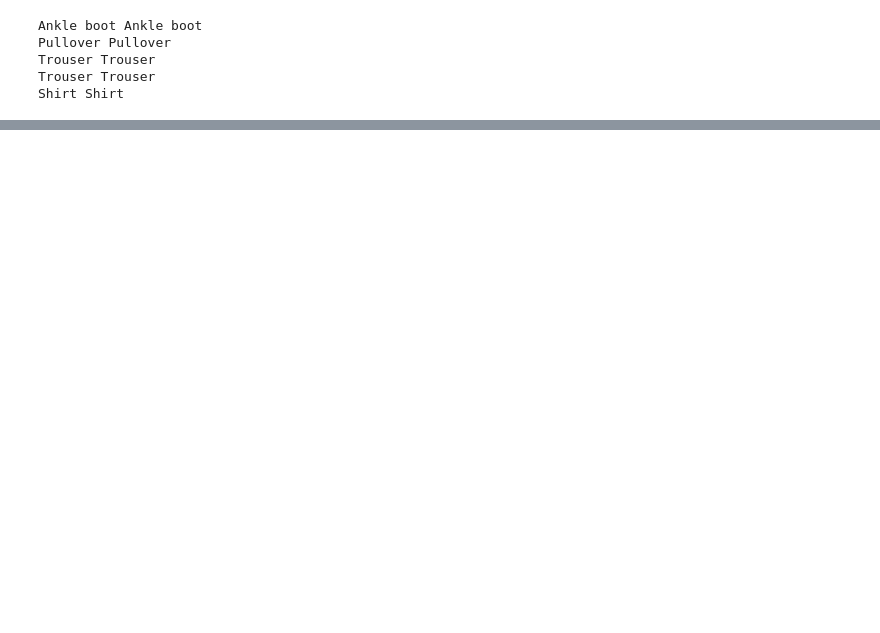
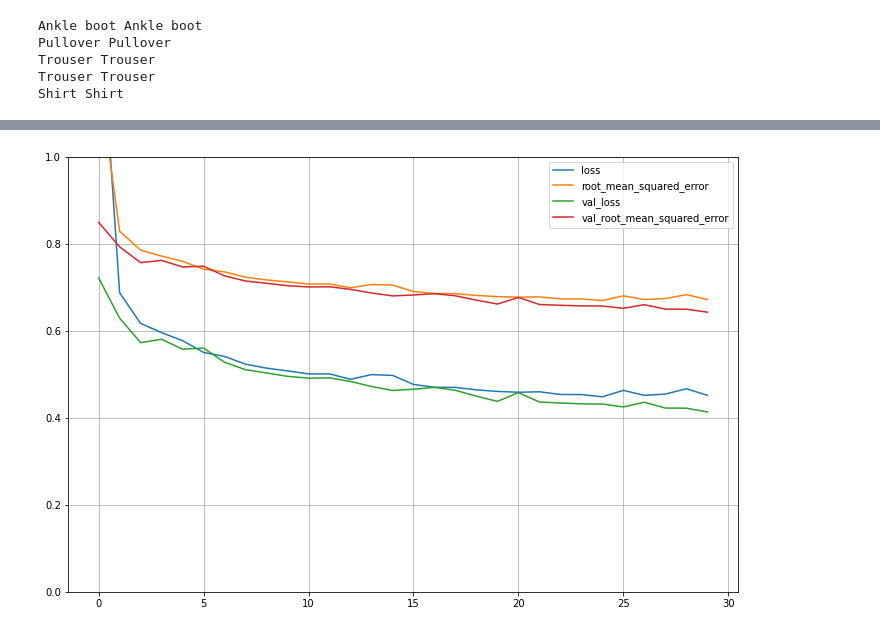
Before and after one commit to afolz121/hands_on_machine_learning_book, a Jupyter notebook: chapter_10.ipynb, the cells around one changed output, grey strips where cells are left out. Cells and saved outputs as stored; diff of their text form; code cells hidden in the pictures; blank space fills up the shorter version.

```diff
--- a/chapter_10.ipynb
+++ b/chapter_10.ipynb
@@ -163,0 +231,13 @@ array([[-0.35507645,  0.18607013, -0.03201894, -0.13584078,  0.17028792,
+# %%
+# wide and deep neural network
+
+input_ = keras.layers.Input(shape = x_train.shape[1:])
+hidden1 = keras.layers.Dense(30, activation = 'relu')(input_)
+hidden2 = keras.layers.Dense(30, activation = 'relu')(hidden1)
+concat = keras.layers.Concatenate()([input_, hidden2])
+output = keras.layers.Dense(1)(concat)
+wide_model = keras.Model(inputs = [input_], outputs = [output])
+
+wide_model.compile(loss = 'mse', metrics = ['RootMeanSquaredError'],optimizer = keras.optimizers.SGD(learning_rate = 1e-3))
+
+history1 = wide_model.fit(x_train, y_train, validation_split = .1, epochs = 50)
@@ -163,0 +262,7 @@ array([[-0.35507645,  0.18607013, -0.03201894, -0.13584078,  0.17028792,
+# %%
+pd.DataFrame(history1.history).plot(figsize = (12,8))
+plt.grid(True)
+plt.gca().set_ylim(0,1)
+plt.show()
+# %% [output]
+[figure, added]
```
Also changed, not shown: parts of 11 cells of this notebook, 1 other file.
